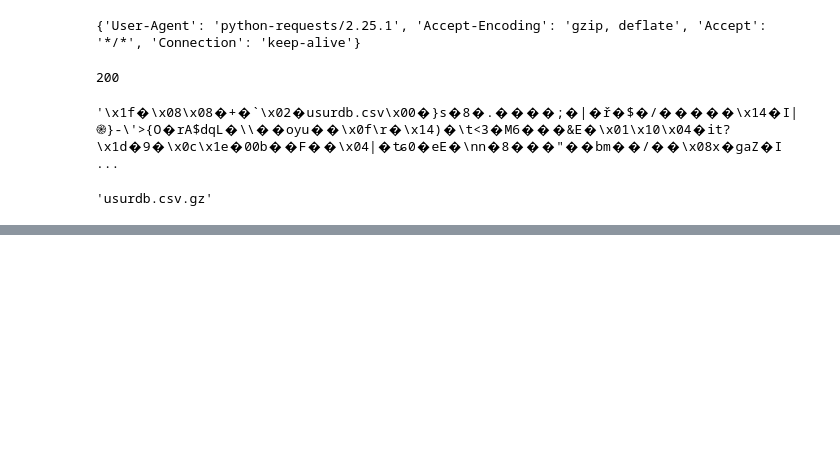
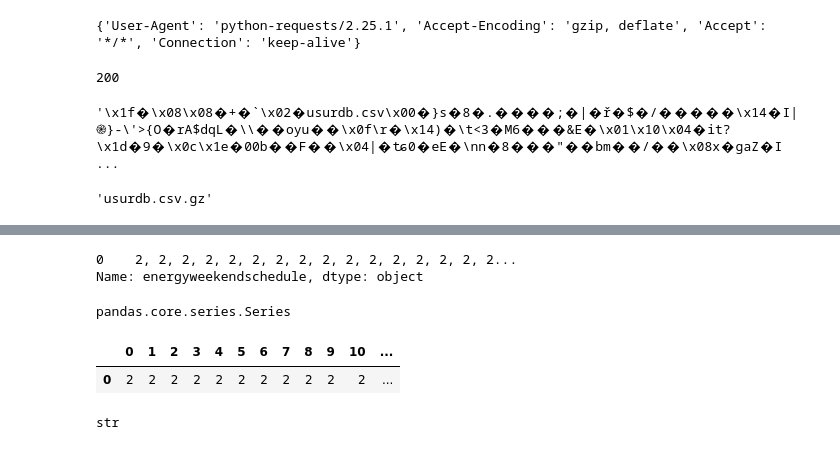
Before and after one commit to arras-energy/gridlabd-template, a Jupyter notebook: US/CA/SLAC/tariff_design/Tariff Query.ipynb, the cells around one changed output, grey strips where cells are left out. Drawn from its saved outputs; the diff is of its cells as text; code cells hidden in the pictures; blank space fills up the shorter version.

```diff
--- a/US/CA/SLAC/tariff_design/Tariff Query.ipynb
+++ b/US/CA/SLAC/tariff_design/Tariff Query.ipynb
@@ -556,0 +583,26 @@ data = pandas.read_csv("usurdb.csv",low_memory=False)
+# %%
+def read_tariff(pathtocsv, tariff_counter):
+    # reads USA tariff csv
+    pandas.set_option("max_rows",None)
+    pandas.set_option("max_columns",None)
+    data = pandas.read_csv("usurdb.csv",low_memory=False)
+
+    # read in csv file depending on tariff counter value
+    with open(pathtocsv) as fp:
+        reader = csv.reader(fp, skipinitialspace=True, delimiter=",")
+        next(reader)
+        tariff_input = [row for row in reader]
+
+    # get inputs from csv
+    utility_name = tariff_input[tariff_counter][0]
+    sector_type = tariff_input[tariff_counter][1]
+    name = tariff_input[tariff_counter][2]
+    region = tariff_input[tariff_counter][4]
+
+    # parse database
+    utility = data[data.utility==utility_name]
+    utility_active = utility[utility["enddate"].isna()]
+    mask = utility_active["name"].str.contains(name, regex=True, case=False) & utility_active["name"].str.contains(region, regex=True)
+    tariff_data = utility_active[mask].reset_index()
+
+    return tariff_data # returns df of associated tariff
@@ -556,0 +645,2 @@ data = pandas.read_csv("usurdb.csv",low_memory=False)
+# %%
+tariff_data = read_tariff("tariff_library_config.csv", 1)
@@ -556,0 +652,17 @@ data = pandas.read_csv("usurdb.csv",low_memory=False)
+# %%
+schedule = tariff_data["energyweekendschedule"].str.replace('[','', regex=True).str.replace(']','', regex=True).str.replace('L','', regex=True)
+schedule
+# %% [output]
+0    2, 2, 2, 2, 2, 2, 2, 2, 2, 2, 2, 2, 2, 2, 2, 2...
+Name: energyweekendschedule, dtype: object
+# %%
+scheduletest1 = schedule = tariff_data["energyweekendschedule"].str.replace('[','', regex=True).str.replace(']','', regex=True).str.replace('L','', regex=True)
+type(scheduletest1)
+# %% [output]
+pandas.core.series.Series
+# %%
+schedule = schedule.str.split(pat=",",expand=True)
+schedule
+# %% [output]
+|  | 0 | 1 | 2 | 3 | 4 | 5 | 6 | 7 | 8 | 9 | 10 | ... |
+| 0 | 2 | 2 | 2 | 2 | 2 | 2 | 2 | 2 | 2 | 2 | 2 | ... |
@@ -556,0 +672,5 @@ data = pandas.read_csv("usurdb.csv",low_memory=False)
+# %%
+scheduletest.iloc[0,index1]
+type(scheduletest.iloc[0,index1])
+# %% [output]
+str
```
Also changed, not shown: parts of 37 cells of this notebook, 3 other files.
